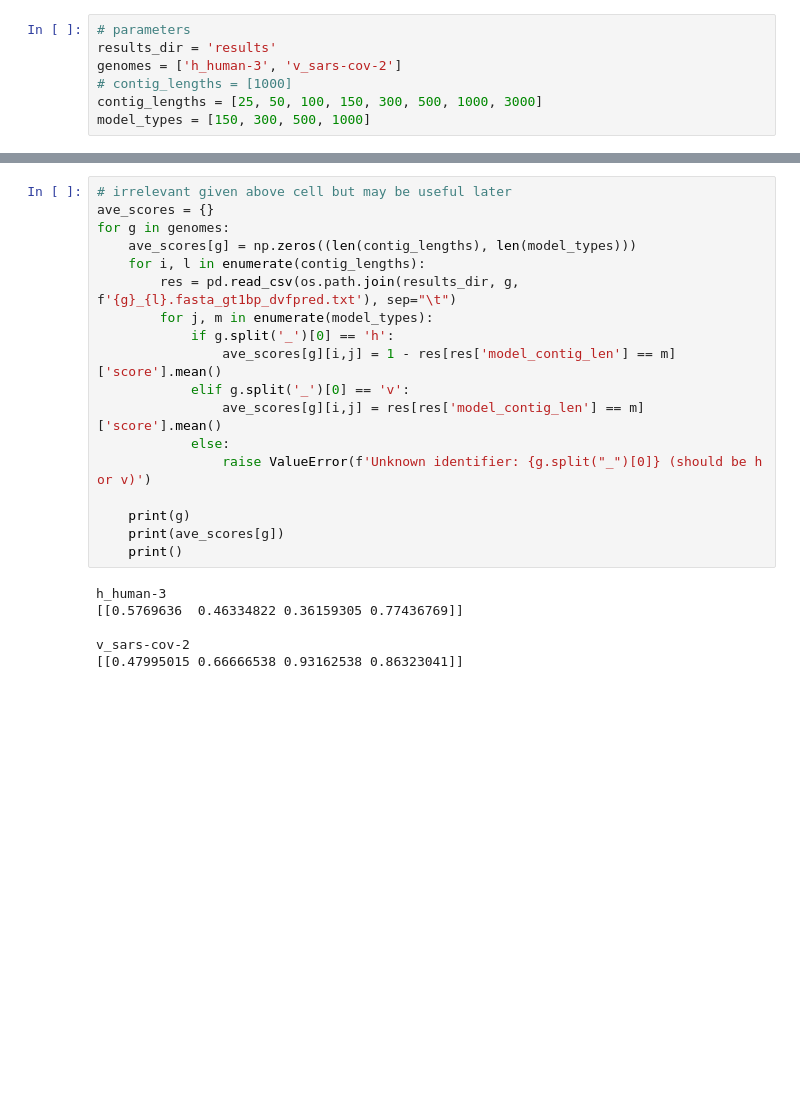
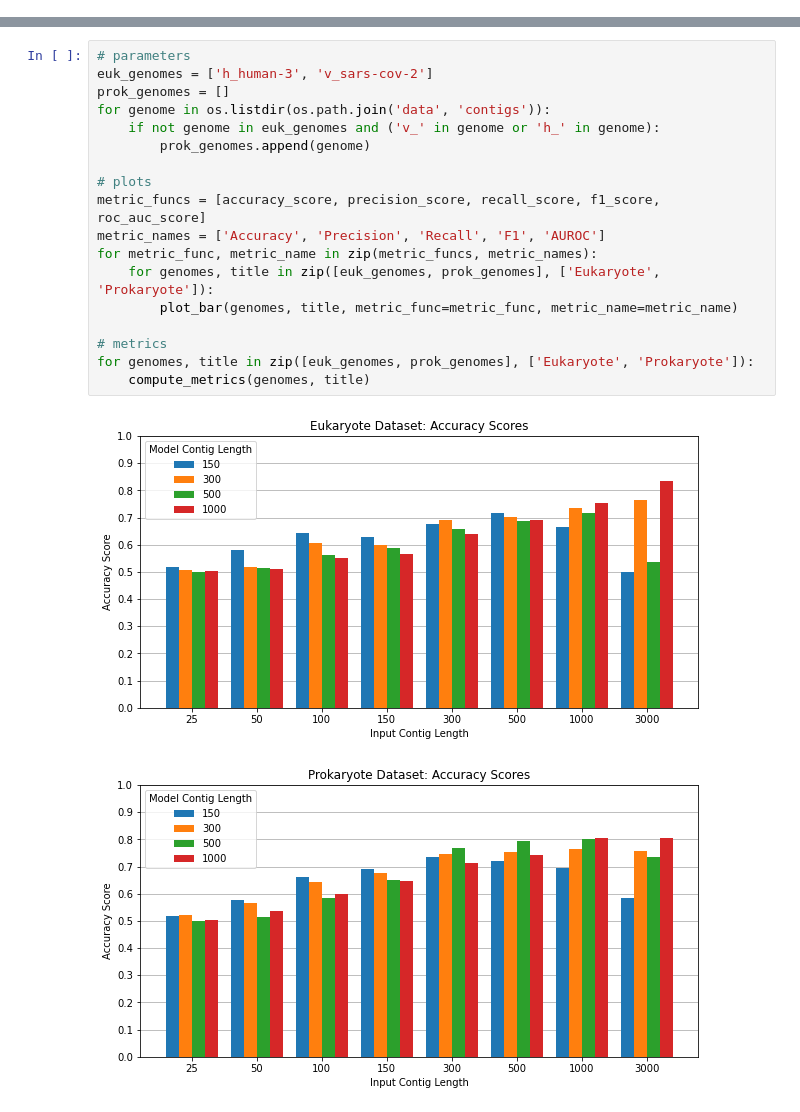
Before and after one commit to coreykarnei/DeepVirFinder, a Jupyter notebook: evaluate_results.ipynb, the cells around one changed output, grey strips where cells are left out. Saved outputs shown, nothing was run; the diff lists cells and outputs as text; blank space fills up the shorter version.

Commit message:
Added functions to plot bars and save metrics to jsons

```diff
--- a/evaluate_results.ipynb
+++ b/evaluate_results.ipynb
@@ -6,8 +8 @@ import pandas as pd
 from sklearn.metrics import accuracy_score, precision_score, recall_score, f1_score, roc_auc_score
-# %%
-# parameters
-results_dir = 'results'
-genomes = ['h_human-3', 'v_sars-cov-2']
-# contig_lengths = [1000]
-contig_lengths = [25, 50, 100, 150, 300, 500, 1000, 3000]
-model_types = [150, 300, 500, 1000]
@@ -63,24 +91,21 @@ metrics
-# %%
-# irrelevant given above cell but may be useful later
-ave_scores = {}
-for g in genomes:
-    ave_scores[g] = np.zeros((len(contig_lengths), len(model_types)))
-    for i, l in enumerate(contig_lengths):
-        res = pd.read_csv(os.path.join(results_dir, g, f'{g}_{l}.fasta_gt1bp_dvfpred.txt'), sep="\t")
-        for j, m in enumerate(model_types):
-            if g.split('_')[0] == 'h':
-                ave_scores[g][i,j] = 1 - res[res['model_contig_len'] == m]['score'].mean()
-            elif g.split('_')[0] == 'v':
-                ave_scores[g][i,j] = res[res['model_contig_len'] == m]['score'].mean()
-            else:
-                raise ValueError(f'Unknown identifier: {g.split("_")[0]} (should be h or v)')
-
-    print(g)
-    print(ave_scores[g])
-    print()
-# %% [output]
-h_human-3
-[[0.5769636  0.46334822 0.36159305 0.77436769]]
-
-v_sars-cov-2
-[[0.47995015 0.66666538 0.93162538 0.86323041]]
+# %%
+# parameters
+euk_genomes = ['h_human-3', 'v_sars-cov-2']
+prok_genomes = []
+for genome in os.listdir(os.path.join('data', 'contigs')):
+    if not genome in euk_genomes and ('v_' in genome or 'h_' in genome):
+        prok_genomes.append(genome)
+
+# plots
+metric_funcs = [accuracy_score, precision_score, recall_score, f1_score, roc_auc_score]
+metric_names = ['Accuracy', 'Precision', 'Recall', 'F1', 'AUROC']
+for metric_func, metric_name in zip(metric_funcs, metric_names):
+    for genomes, title in zip([euk_genomes, prok_genomes], ['Eukaryote', 'Prokaryote']):
+        plot_bar(genomes, title, metric_func=metric_func, metric_name=metric_name)
+
+# metrics
+for genomes, title in zip([euk_genomes, prok_genomes], ['Eukaryote', 'Prokaryote']):
+    compute_metrics(genomes, title)
+# %% [output]
+[figure, added]
+[figure, added]
```
Also changed, not shown: parts of 4 cells of this notebook, 10 other files.
